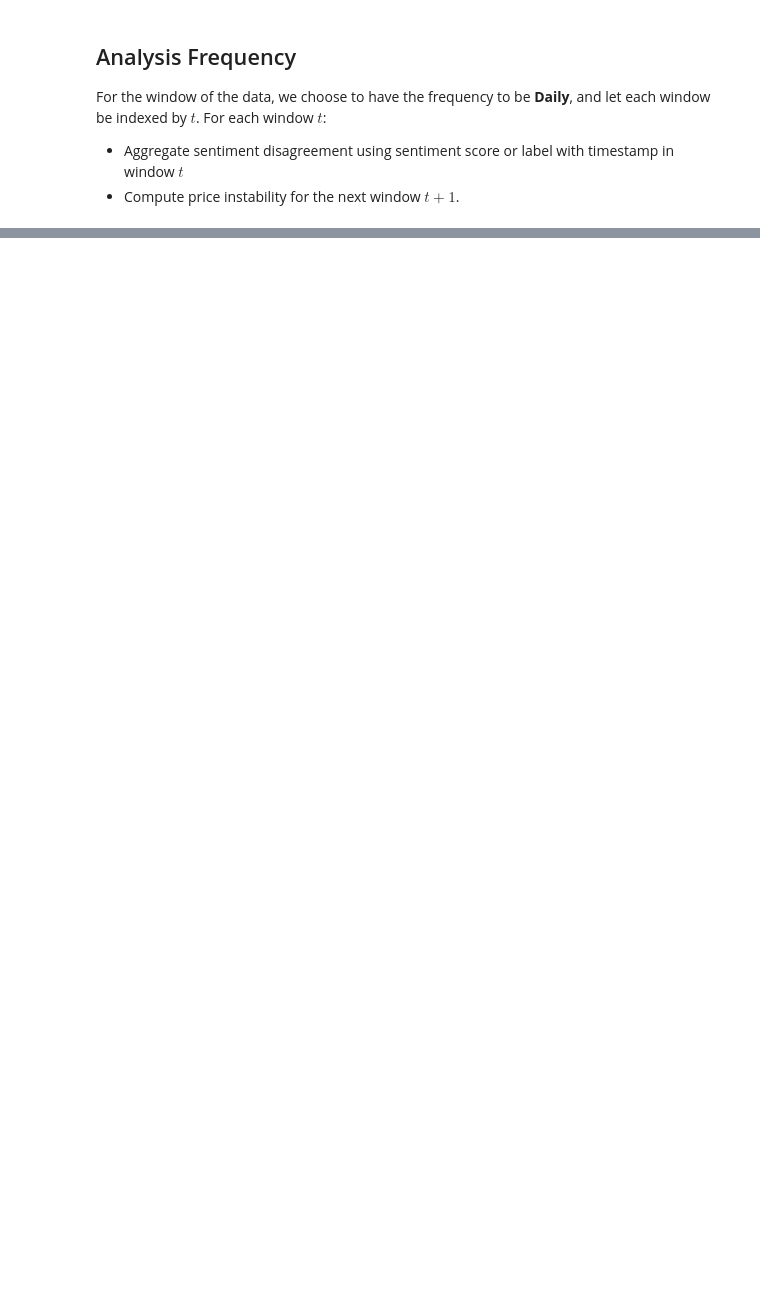
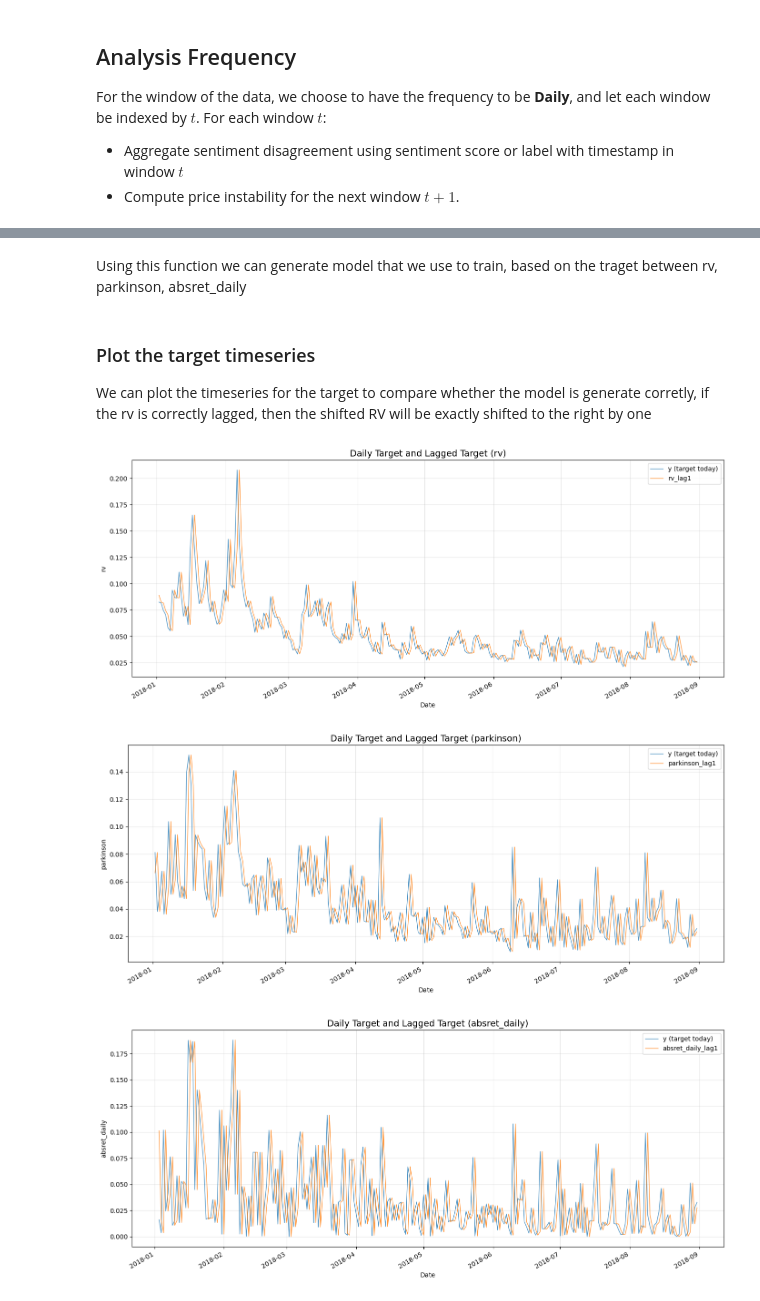
Before and after one commit to arkdong/SDA25_Group11, a Jupyter notebook: notebook/RQ4.ipynb, the cells around one changed output, grey strips where cells are left out. Drawn from its saved outputs; the diff is of its cells as text; code cells hidden in the pictures; blank space fills up the shorter version.

```diff
--- a/notebook/RQ4.ipynb
+++ b/notebook/RQ4.ipynb
@@ -378,13 +434,8 @@ $$RV_t=\sqrt{\sum_{i\in t}r_i^2}$$
 def btc_daily_instability_from_1m(
     btc_df: pl.DataFrame,
     ts_col: str = "timestamp",
-    open_col: str = "open",
-    high_col: str = "high",
-    low_col: str = "low",
-    close_col: str = "close",
-    vol_col: str = "volume",
     require_full_day: bool = True,
-    full_day_bars: int = 1440,   # 24*60 for 1m crypto
+    full_day_bars: int = 1440,
 ) -> pl.DataFrame:
     """
     Computes daily price instability from 1-minute OHLCV:
@@ -395,25 +446,14 @@ def btc_daily_instability_from_1m(
     If require_full_day=True, keeps only days with exactly 1440 bars.
     """
 
-    btc = (
-        btc_df.select([ts_col, open_col, high_col, low_col, close_col, vol_col])
-              .drop_nulls([close_col])
-              .with_columns([
-                  pl.col(ts_col).dt.date().alias("date"),
-                  pl.col(open_col).cast(pl.Float64).alias("open"),
-                  pl.col(high_col).cast(pl.Float64).alias("high"),
-                  pl.col(low_col).cast(pl.Float64).alias("low"),
-                  pl.col(close_col).cast(pl.Float64).alias("close"),
-                  pl.col(vol_col).cast(pl.Float64).alias("volume"),
-              ])
-              .sort(ts_col)
-    )
+    btc = (btc_df.with_columns(pl.col(ts_col).dt.date().alias("date")).sort(ts_col))
 
     # Intraday log returns within each day (order matters)
     btc = btc.with_columns(pl.col("close").log().alias("log_close"))
     btc = btc.with_columns(
         (pl.col("log_close") - pl.col("log_close").shift(1).over("date")).alias("logret_intra")
     )
+
     btc = btc.with_columns(pl.col("logret_intra").fill_null(0.0).pow(2).alias("logret2"))
     LN2 = float(math.log(2.0))
     SQRT_365 = float(math.sqrt(365.0))
@@ -432,7 +472,6 @@ def btc_daily_instability_from_1m(
            .sort("date")
            .with_columns([
                pl.col("rv_var").sqrt().alias("rv"),
-               (pl.col("rv_var").sqrt() * SQRT_365).alias("rv_ann"),  # optional annualized
                ((pl.col("high_d") / pl.col("low_d")).log().pow(2) / (4.0 * LN2)).sqrt().alias("parkinson"),
            ])
     )
@@ -493,12 +534,12 @@ The training target we define as the **Realized Volatility**, this means the lea
 def build_daily_model_df(
     btc_daily: pl.DataFrame,
     sent_daily: pl.DataFrame,
-    target_col: str = "rv",   # choose "rv" (realized vol) or "parkinson" etc.
+    target_col: str = "rv",   # rv, parkinson, absret_daily
 ) -> pl.DataFrame:
     """
     Produces modeling table where day t target uses disagreement from day t-1:
       y_t = target(t)
-      X_t includes D_mad(t-1), D_gap(t-1), rv(t-1) etc.
+      X_t includes D_mad(t-1), D_gap(t-1), D_var(t-1), D_std(t-1), D_iqr(t-1), rv(t-1)
     """
     df = (
         btc_daily.join(sent_daily, on="date", how="left")
@@ -506,12 +547,24 @@ def build_daily_model_df(
                  .with_columns([
                      pl.col("D_mad").shift(1).alias("D_mad_lag1"),
                      pl.col("D_gap").shift(1).alias("D_gap_lag1"),
+                     pl.col("D_var").shift(1).alias("D_var_lag1"),
+                     pl.col("D_std").shift(1).alias("D_std_lag1"),
+                     pl.col("D_iqr").shift(1).alias("D_iqr_lag1"),
                      pl.col(target_col).shift(1).alias(f"{target_col}_lag1"),
                  ])
                  .with_columns(pl.col(target_col).alias("y"))
                  .drop_nulls(subset=["y", "D_mad_lag1", "D_gap_lag1", f"{target_col}_lag1"])
     )
     return df
+# %% [markdown]
+Using this function we can generate model that we use to train, based on the traget between rv, parkinson, absret_daily
+# %%
+model_train_rv = build_daily_model_df(btc_train, sent_train, target_col="rv")
+model_train_park = build_daily_model_df(btc_train, sent_train, target_col="parkinson")
+model_train_asbret = build_daily_model_df(btc_train, sent_train, target_col="absret_daily")
+# %% [markdown]
+### Plot the target timeseries
+We can plot the timeseries for the target to compare whether the model is generate corretly, if the rv is correctly lagged, then the shifted RV will be exactly shifted to the right by one
 # %%
 def plot_model_target_timeseries(model_train: pl.DataFrame, base_target: str = "rv"):
     """
@@ -590,3 +588,8 @@ def plot_model_correlations(model_train: pl.DataFrame, base_target: str = "rv"):
 # %%
-model_train = build_daily_model_df(btc_train, sent_train, target_col="rv")
-plot_model_target_timeseries(model_train, base_target="rv")
+plot_model_target_timeseries(model_train_rv, base_target="rv")
+plot_model_target_timeseries(model_train_park, base_target="parkinson")
+plot_model_target_timeseries(model_train_asbret, base_target="absret_daily")
+# %% [output]
+[figure, added]
+[figure, added]
+[figure, added]
```
Also changed, not shown: parts of 54 cells of this notebook.
